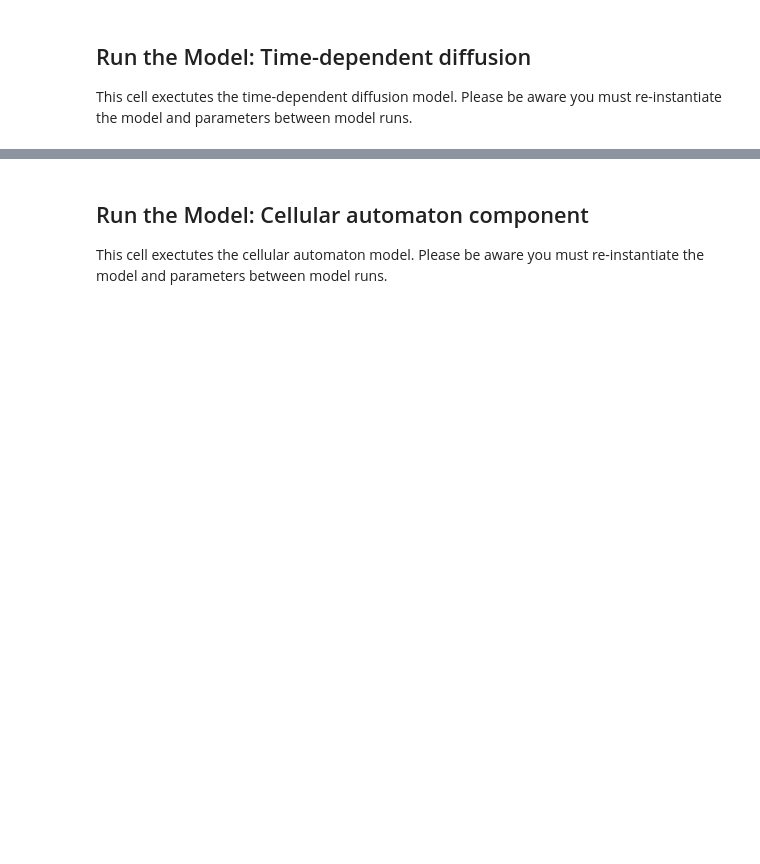
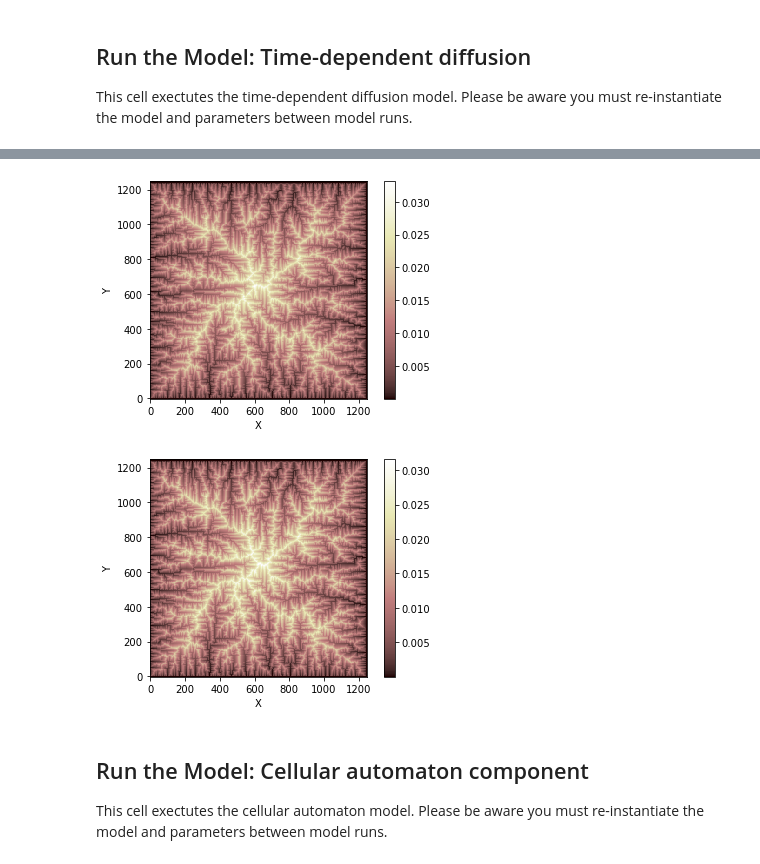
Before and after one commit to ryans1286/Landscape-diffusion-project, a Jupyter notebook: project_source_jupyter.ipynb, the cells around one changed output, grey strips where cells are left out. Drawn from its saved outputs; the diff is of its cells as text; code cells hidden in the pictures; blank space fills up the shorter version.

```diff
--- a/project_source_jupyter.ipynb
+++ b/project_source_jupyter.ipynb
@@ -45,18 +45,18 @@ All mandatory user input parameters are found in the cell below. This model is t
 '''INPUT PARAMETERS'''
 #Model geometry parameters
 cell_dim = 5. #cell width/length in km
-grid_width = 100 #number of nodes width
-grid_height = 100 #number of nodes height
+grid_width = 250 #number of nodes width
+grid_height = 250 #number of nodes height
 
 #Diffusion and stream power input parameters
 uplift_rate = 0.001 #Units of m/yr
-k_initial = 0.0005 #Constant 0 < k < 0.01 generally, grid units are km
-k_final = 0.005
+k_initial = 0.0001 #Constant 0 < k < 0.01 generally, grid units are km
+k_final = 0.001
 t_trans = 1000 #Number of years for transition from k_initial to k_final
-trans_start_t = 10000 #Year the k transition begins
+trans_start_t = 5000 #Year the k transition begins
 k_streampower = 0.3
 m_streampower = 0.5
-total_t = 20000 #Total time
+total_t = 10000 #Total time
 dt =  100 #Timestep size
 n_steps = total_t // dt #The number of steps in the model run
 
@@ -147,6 +147,10 @@ for i in range(n_steps):
 
     #This is the time-dependent diffusion component
     #It increases k from k_initial to k_final in time t_trans
+    if i == (trans_start_t // dt):
+        figure()
+        imshow_grid(mg, 'topographic__elevation')
+
     if i >= (trans_start_t // dt) and i < ((trans_start_t + t_trans) // dt):
         k[mg.core_nodes] += (k_final - k_initial) / (t_trans / dt)
 
@@ -157,3 +161,4 @@ print(total_t, "years have elapsed. Model complete.")
 
 figure()
 imshow_grid(mg, 'topographic__elevation')
+# %% [output]
@@ -160,3 +168,5 @@ imshow_grid(mg, 'topographic__elevation')
+[figure, added]
+[figure, added]
 # %% [markdown]
 ## Run the Model: Cellular automaton component
 
```
Also changed, not shown: parts of 2 cells of this notebook.
